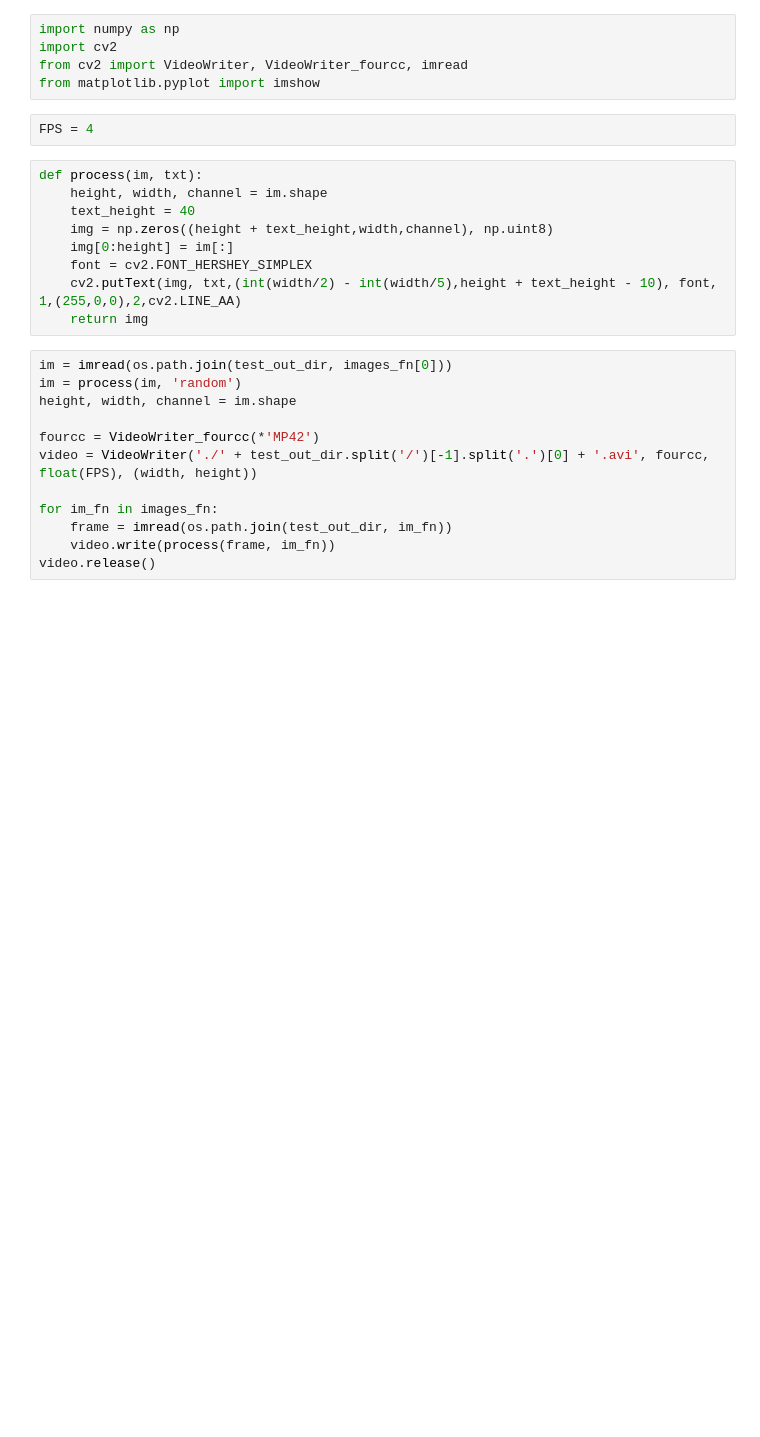
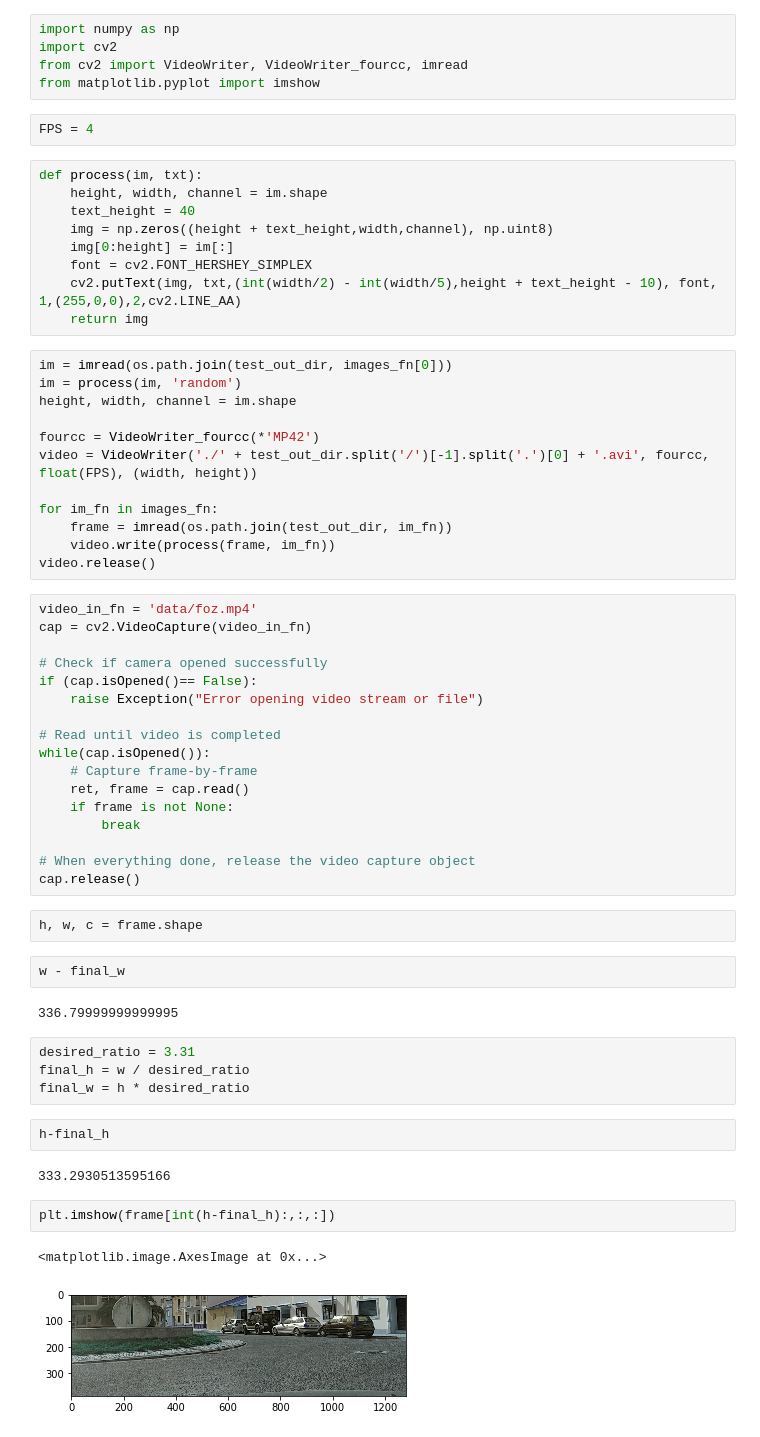
Before and after one commit to diogo-aos/CarND-Semantic-Segmentation, a Jupyter notebook: analysis.ipynb, the cells around one changed output. Saved outputs shown, nothing was run; the diff lists cells and outputs as text; blank space fills up the shorter version.

```diff
--- a/analysis.ipynb
+++ b/analysis.ipynb
@@ -71,3 +66,39 @@ for im_fn in images_fn:
     frame = imread(os.path.join(test_out_dir, im_fn))
     video.write(process(frame, im_fn))
 video.release()
+# %%
+video_in_fn = 'data/foz.mp4'
+cap = cv2.VideoCapture(video_in_fn)
+
+# Check if camera opened successfully
+if (cap.isOpened()== False):
+    raise Exception("Error opening video stream or file")
+
+# Read until video is completed
+while(cap.isOpened()):
+    # Capture frame-by-frame
+    ret, frame = cap.read()
+    if frame is not None:
+        break
+
+# When everything done, release the video capture object
+cap.release()
+# %%
+h, w, c = frame.shape
+# %%
+w - final_w
+# %% [output]
+336.79999999999995
+# %%
+desired_ratio = 3.31
+final_h = w / desired_ratio
+final_w = h * desired_ratio
+# %%
+h-final_h
+# %% [output]
+333.2930513595166
+# %%
+plt.imshow(frame[int(h-final_h):,:,:])
+# %% [output]
+<matplotlib.image.AxesImage at 0x...>
+[figure, added]
```
Also changed, not shown: parts of 4 cells of this notebook, 4 other files.
